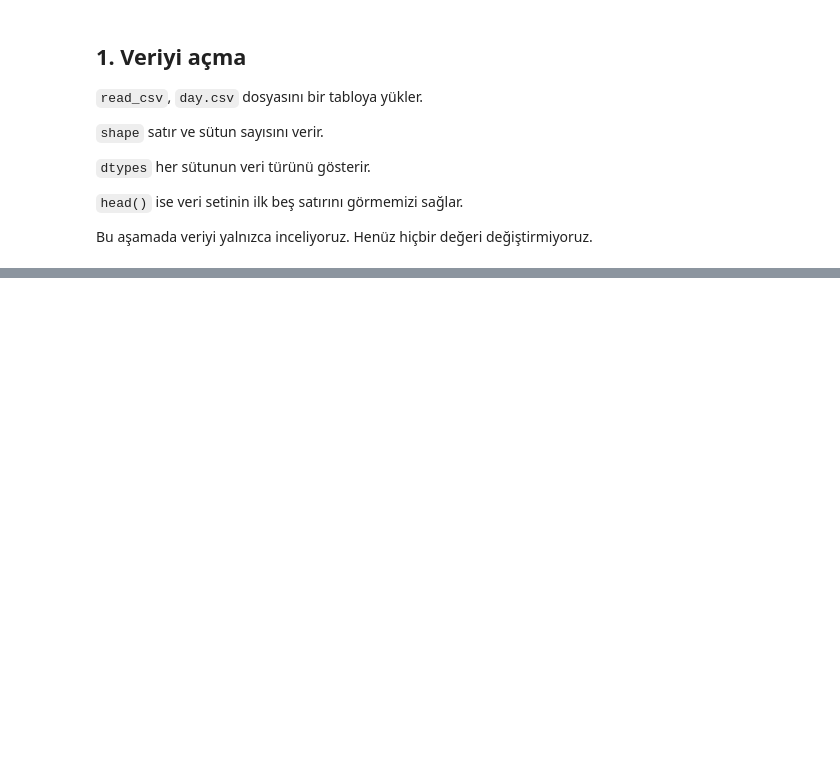
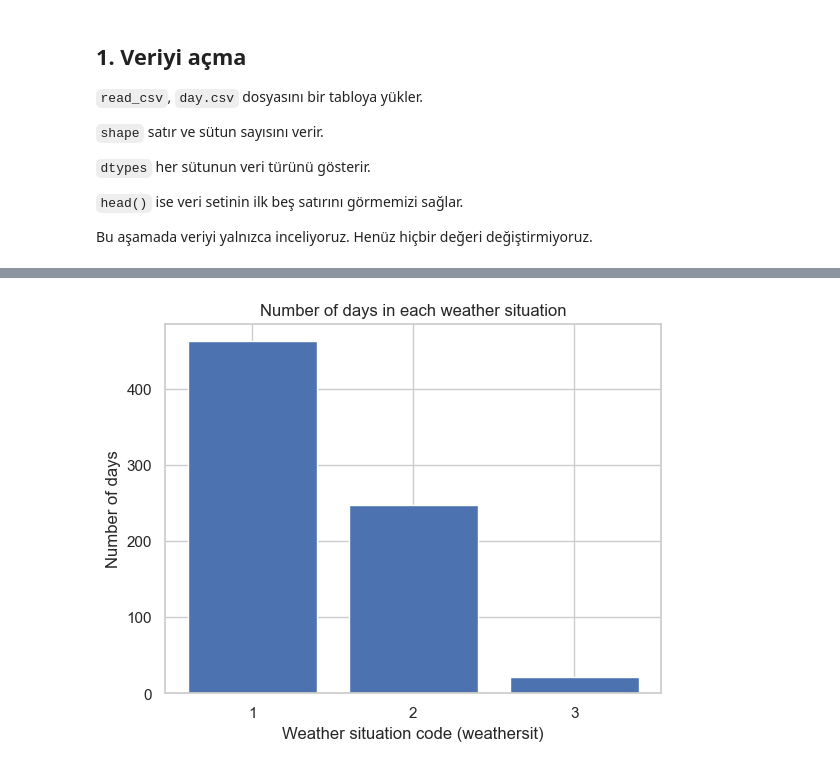
Before and after one commit to husnaaydn/bike-sharing-eda-project, a Jupyter notebook: bike_sharing_project.ipynb, the cells around one changed output, grey strips where cells are left out. Drawn from its saved outputs; the diff is of its cells as text; code cells hidden in the pictures; blank space fills up the shorter version.

```diff
--- a/bike_sharing_project.ipynb
+++ b/bike_sharing_project.ipynb
@@ -41,0 +174,5 @@ NameError: name 'pd' is not defined
+# %%
+hum_day = df["dteday"] == "2011-03-10"
+atemp_day = df["dteday"] == "2012-08-17"
+df.loc[hum_day, "hum"] = pd.NA
+df.loc[atemp_day, "atemp"] = pd.NA
@@ -41,0 +223,10 @@ NameError: name 'pd' is not defined
+# %%
+counts = df["weathersit"].value_counts().sort_index()
+fig, ax = plt.subplots()
+ax.bar(counts.index.astype(str), counts.values)
+ax.set_xlabel("Weather situation code (weathersit)")
+ax.set_ylabel("Number of days")
+ax.set_title("Number of days in each weather situation")
+plt.show()
+# %% [output]
+[figure, added]
```
Also changed, not shown: parts of 19 cells of this notebook.
